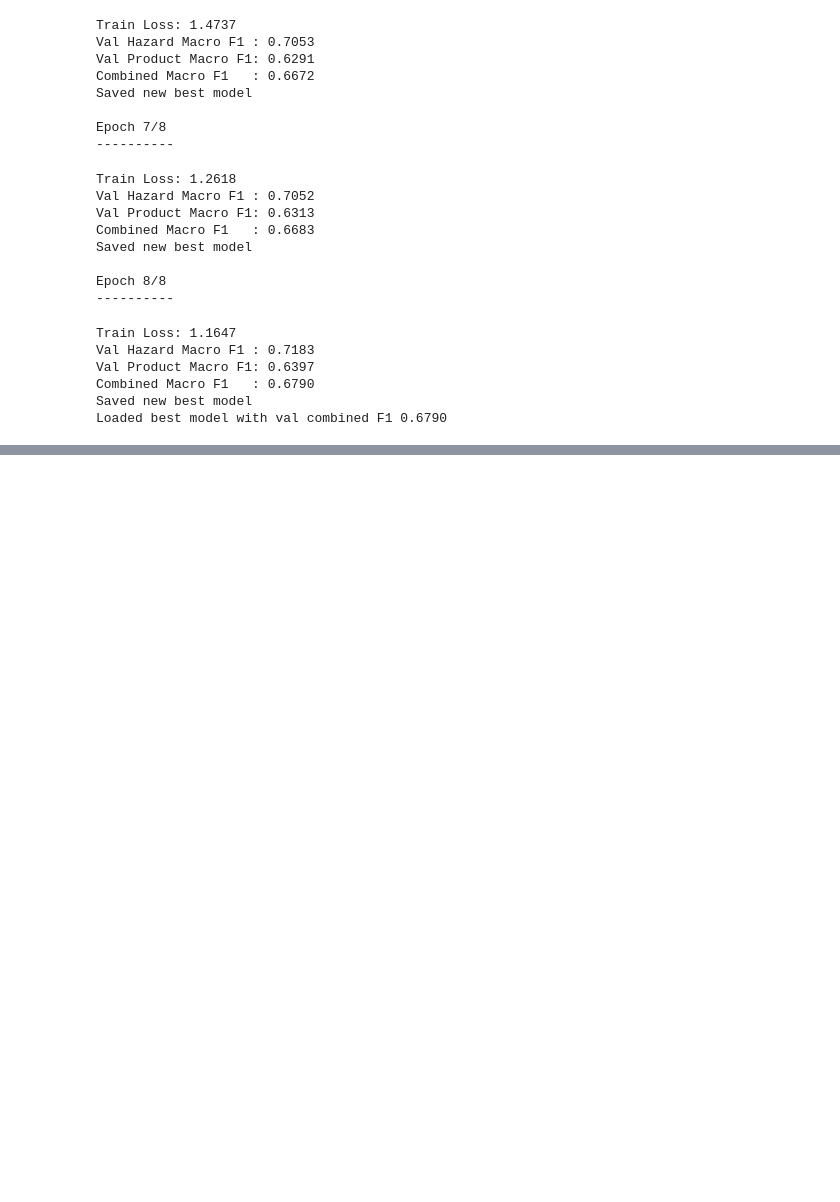
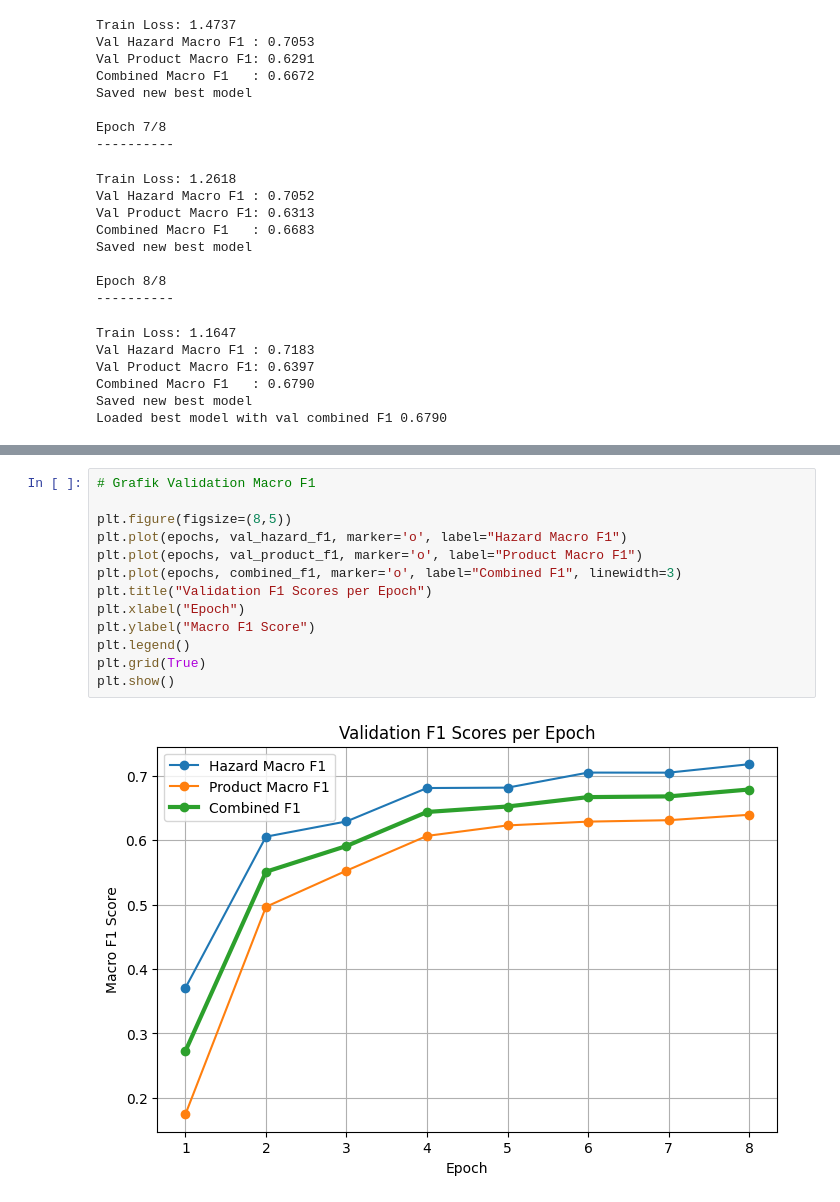
Before and after one commit to SjdnDzikran/food-hazard-detection, a Jupyter notebook: food_hazard.ipynb, the cells around one changed output, grey strips where cells are left out. Drawn from its saved outputs; the diff is of its cells as text; blank space fills up the shorter version.

```diff
--- a/food_hazard.ipynb
+++ b/food_hazard.ipynb
@@ -394,0 +434,15 @@ Combined Macro F1    : 0.6293
+# %%
+# Grafik Validation Macro F1
+
+plt.figure(figsize=(8,5))
+plt.plot(epochs, val_hazard_f1, marker='o', label="Hazard Macro F1")
+plt.plot(epochs, val_product_f1, marker='o', label="Product Macro F1")
+plt.plot(epochs, combined_f1, marker='o', label="Combined F1", linewidth=3)
+plt.title("Validation F1 Scores per Epoch")
+plt.xlabel("Epoch")
+plt.ylabel("Macro F1 Score")
+plt.legend()
+plt.grid(True)
+plt.show()
+# %% [output]
+[figure, added]
```
Also changed, not shown: parts of 9 cells of this notebook, 5 other files.
